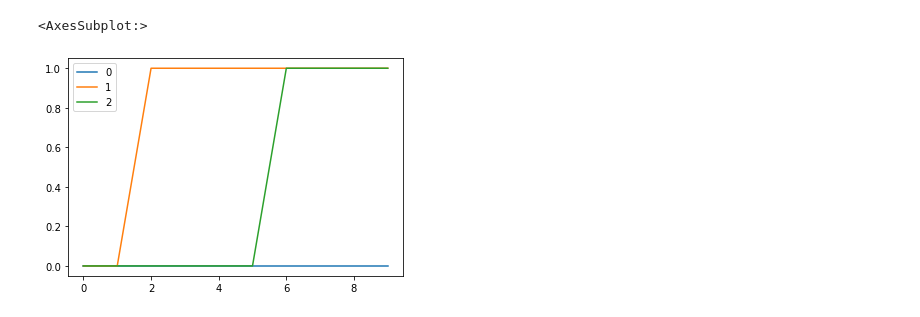
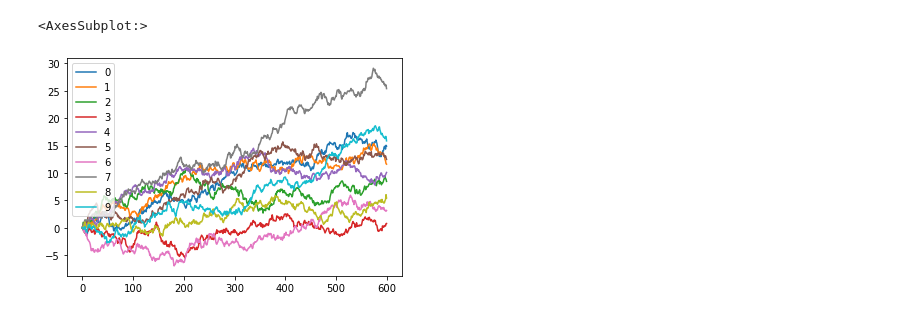
Before and after one commit to scuervo91/dcapy, a Jupyter notebook: examples/test5.ipynb, the cells around one changed output. Cells and saved outputs as stored; diff of their text form; code cells hidden in the pictures.

```diff
--- a/examples/test5.ipynb
+++ b/examples/test5.ipynb
@@ -25,2 +27,8 @@ df.plot(ax=ax)
 # %%
-x2 = Weiner(initial_condition=0,generator=stats.bernoulli, mu=0.0, kw_generator={'loc':0},arg_generator=[0.05],freq_mu='A', seed=9)
+x1 = Weiner(initial_condition=0,generator=stats.norm, mu=0.2, kw_generator={'scale':1},freq_mu='A', seed=9)
+
+df1 = x1.brownian_motion(50*12,10, freq='M')
+df1.plot()
+# %% [output]
+<AxesSubplot:>
+[figure, added]
@@ -29,5 +34,0 @@ df2 = x2.brownian_motion(10,3, freq='A')
-# %%
-df2.plot()
-# %% [output]
-<AxesSubplot:>
-[figure, removed]
```
Also changed, not shown: parts of 11 cells of this notebook, 2 other files.
